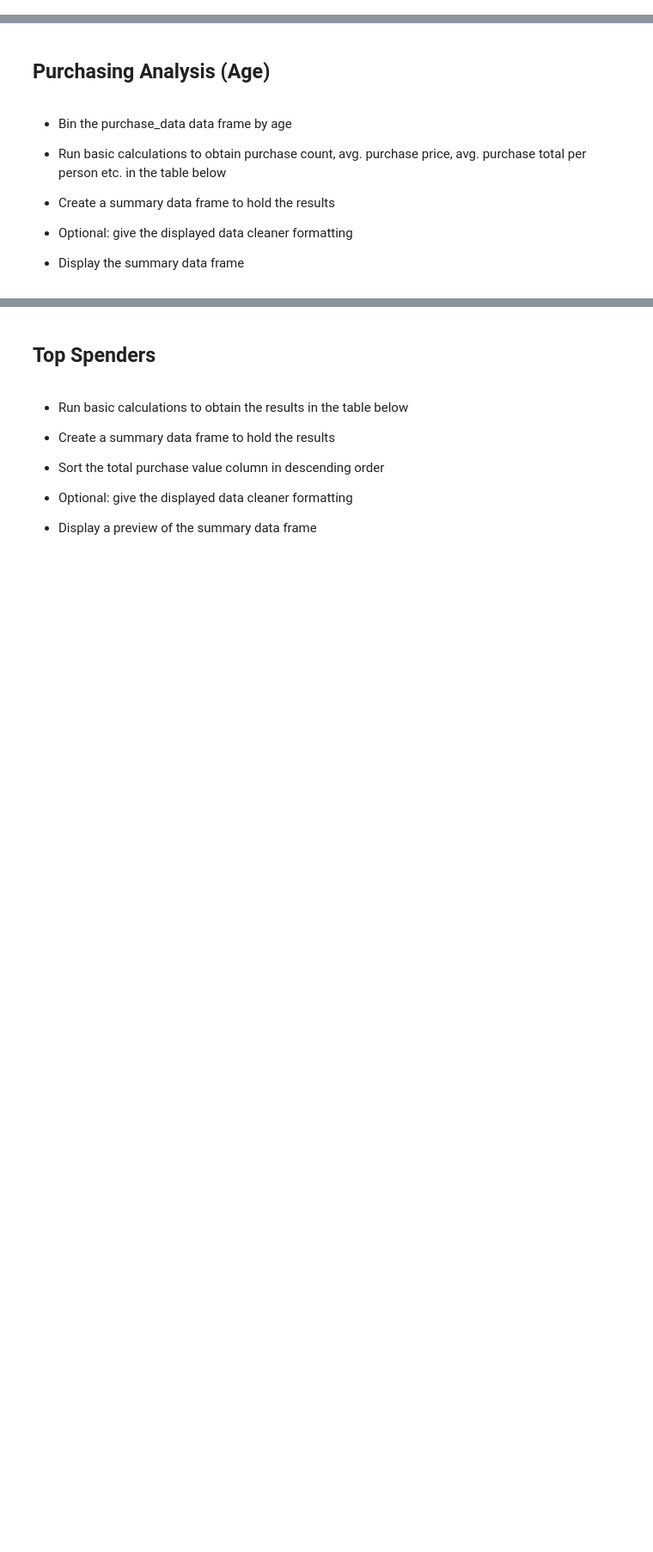
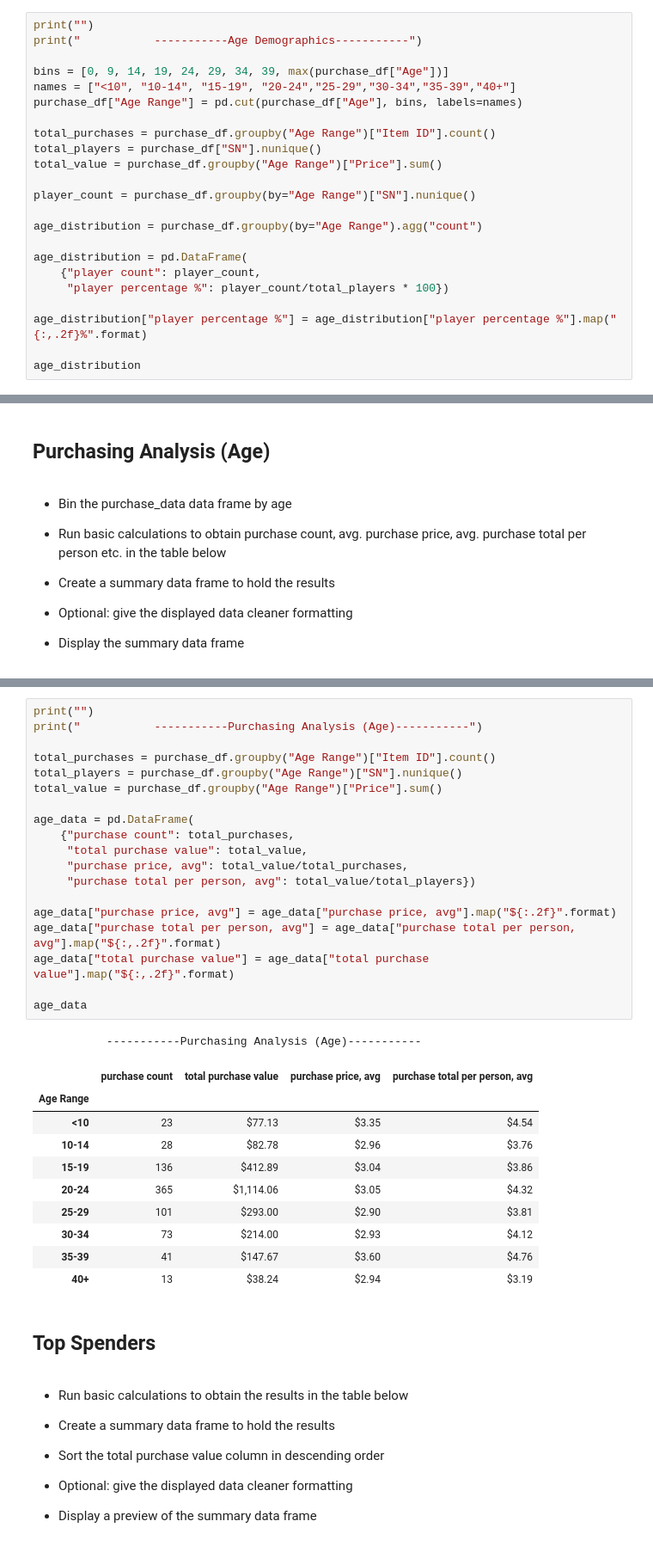
Before and after one commit to Squonk713/pandas-challenge, a Jupyter notebook: HeroesOfPymoli2.ipynb, the cells around one changed output, grey strips where cells are left out. Shown at 86% size. Cells and saved outputs as stored; diff of their text form; blank space fills up the shorter version.

```diff
--- a/HeroesOfPymoli2.ipynb
+++ b/HeroesOfPymoli2.ipynb
@@ -133,0 +172,23 @@ summary_df
+# %%
+print("")
+print("           -----------Age Demographics-----------")
+
+bins = [0, 9, 14, 19, 24, 29, 34, 39, max(purchase_df["Age"])]
+names = ["<10", "10-14", "15-19", "20-24","25-29","30-34","35-39","40+"]
+purchase_df["Age Range"] = pd.cut(purchase_df["Age"], bins, labels=names)
+
+total_purchases = purchase_df.groupby("Age Range")["Item ID"].count()
+total_players = purchase_df["SN"].nunique()
+total_value = purchase_df.groupby("Age Range")["Price"].sum()
+
+player_count = purchase_df.groupby(by="Age Range")["SN"].nunique()
+
+age_distribution = purchase_df.groupby(by="Age Range").agg("count")
+
+age_distribution = pd.DataFrame(
+    {"player count": player_count,
+     "player percentage %": player_count/total_players * 100})
+
+age_distribution["player percentage %"] = age_distribution["player percentage %"].map("{:,.2f}%".format)
+
+age_distribution
@@ -162,3 +223,34 @@ summary_df
+# %%
+print("")
+print("           -----------Purchasing Analysis (Age)-----------")
+
+total_purchases = purchase_df.groupby("Age Range")["Item ID"].count()
+total_players = purchase_df.groupby("Age Range")["SN"].nunique()
+total_value = purchase_df.groupby("Age Range")["Price"].sum()
+
+age_data = pd.DataFrame(
+    {"purchase count": total_purchases,
+     "total purchase value": total_value,
+     "purchase price, avg": total_value/total_purchases,
+     "purchase total per person, avg": total_value/total_players})
+
+age_data["purchase price, avg"] = age_data["purchase price, avg"].map("${:.2f}".format)
+age_data["purchase total per person, avg"] = age_data["purchase total per person, avg"].map("${:,.2f}".format)
+age_data["total purchase value"] = age_data["total purchase value"].map("${:,.2f}".format)
+
+age_data
+# %% [output]
+           -----------Purchasing Analysis (Age)-----------
+|  | purchase count | total purchase value | purchase price, avg | purchase total per person, avg |
+| Age Range |  |  |  |  |
+| <10 | 23 | $77.13 | $3.35 | $4.54 |
+| 10-14 | 28 | $82.78 | $2.96 | $3.76 |
+| 15-19 | 136 | $412.89 | $3.04 | $3.86 |
+| 20-24 | 365 | $1,114.06 | $3.05 | $4.32 |
+| 25-29 | 101 | $293.00 | $2.90 | $3.81 |
+| 30-34 | 73 | $214.00 | $2.93 | $4.12 |
+| 35-39 | 41 | $147.67 | $3.60 | $4.76 |
+| 40+ | 13 | $38.24 | $2.94 | $3.19 |
 # %% [markdown]
 ## Top Spenders
 # %% [markdown]
```
Also changed, not shown: parts of 16 cells of this notebook.
